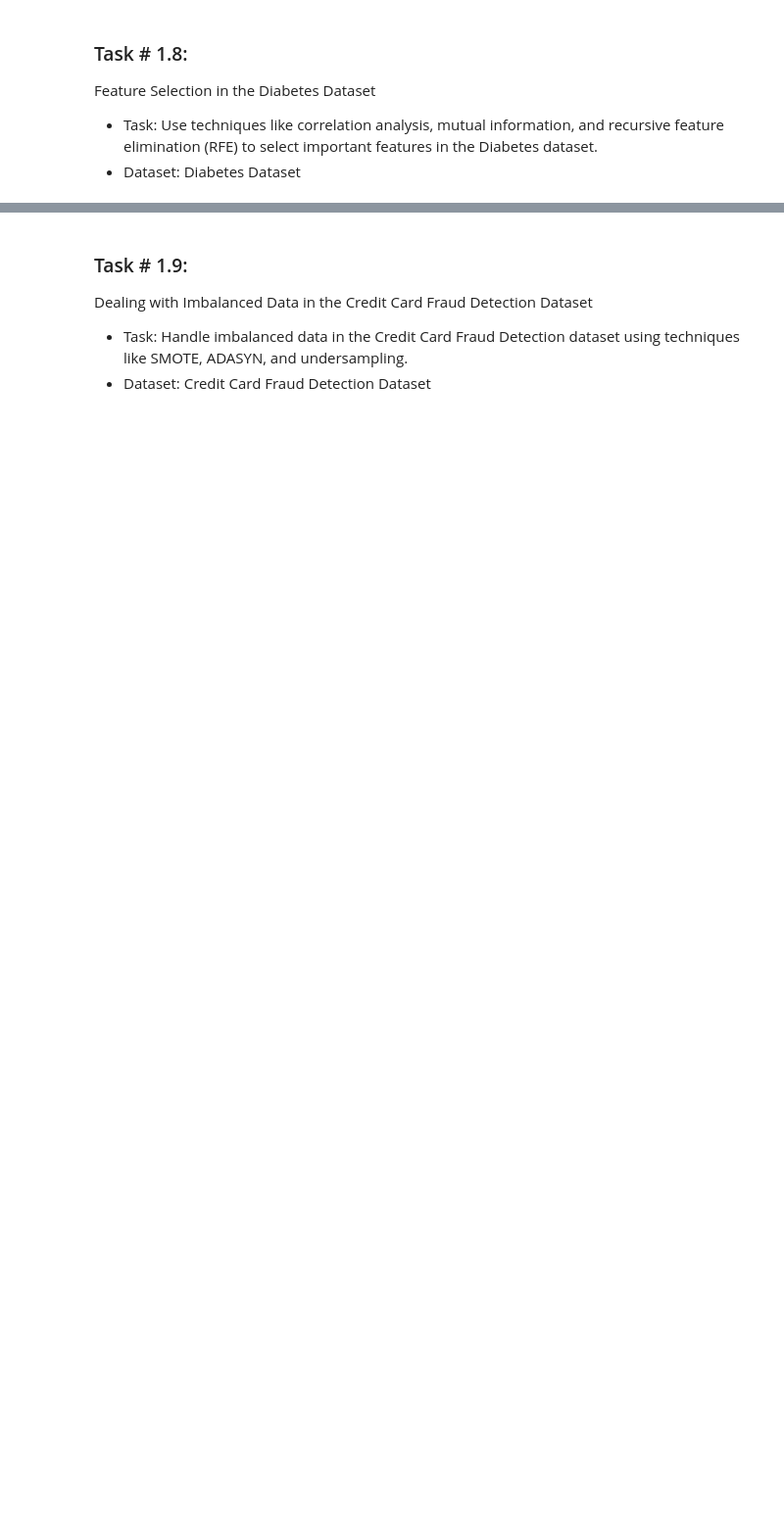
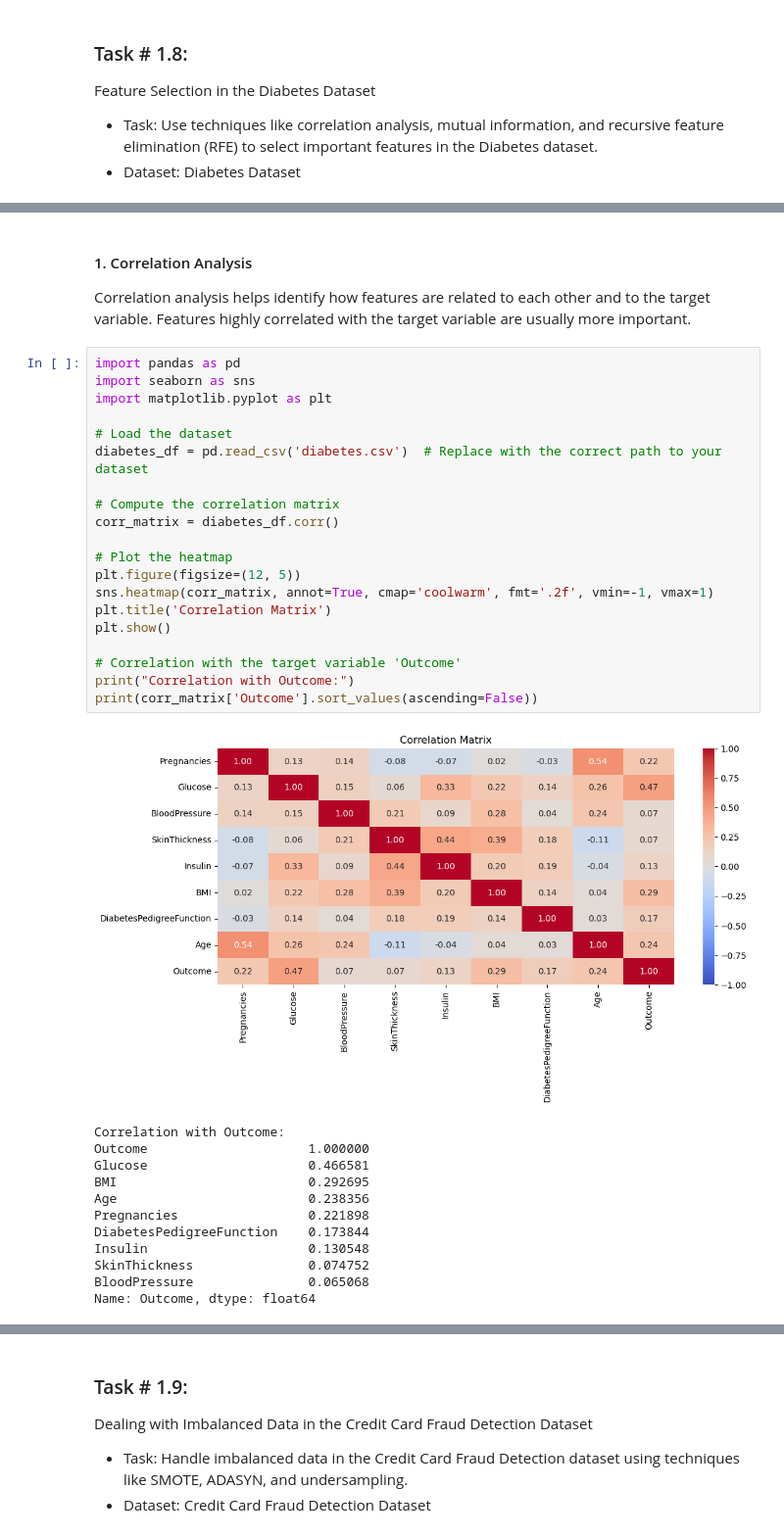
Before and after one commit to Syed-Shahir/100DaysOfBytewise, a Jupyter notebook: BTW_W5_Task1_Part2.ipynb, the cells around one changed output, grey strips where cells are left out. Shown: that part at 98% size. Cells and saved outputs as stored; diff of their text form; blank space fills up the shorter version.

```diff
--- a/BTW_W5_Task1_Part2.ipynb
+++ b/BTW_W5_Task1_Part2.ipynb
@@ -21,0 +241,36 @@ elimination (RFE) to select important features in the Diabetes dataset.
+# %% [markdown]
+#### 1. Correlation Analysis
+Correlation analysis helps identify how features are related to each other and to the target variable. Features highly correlated with the target variable are usually more important.
+# %%
+import pandas as pd
+import seaborn as sns
+import matplotlib.pyplot as plt
+
+# Load the dataset
+diabetes_df = pd.read_csv('diabetes.csv')  # Replace with the correct path to your dataset
+
+# Compute the correlation matrix
+corr_matrix = diabetes_df.corr()
+
+# Plot the heatmap
+plt.figure(figsize=(12, 5))
+sns.heatmap(corr_matrix, annot=True, cmap='coolwarm', fmt='.2f', vmin=-1, vmax=1)
+plt.title('Correlation Matrix')
+plt.show()
+
+# Correlation with the target variable 'Outcome'
+print("Correlation with Outcome:")
+print(corr_matrix['Outcome'].sort_values(ascending=False))
+# %% [output]
+[figure, added]
+Correlation with Outcome:
+Outcome                     1.000000
+Glucose                     0.466581
+BMI                         0.292695
+Age                         0.238356
+Pregnancies                 0.221898
+DiabetesPedigreeFunction    0.173844
+Insulin                     0.130548
+SkinThickness               0.074752
+BloodPressure               0.065068
+Name: Outcome, dtype: float64
```
Also changed, not shown: parts of 39 cells of this notebook.
